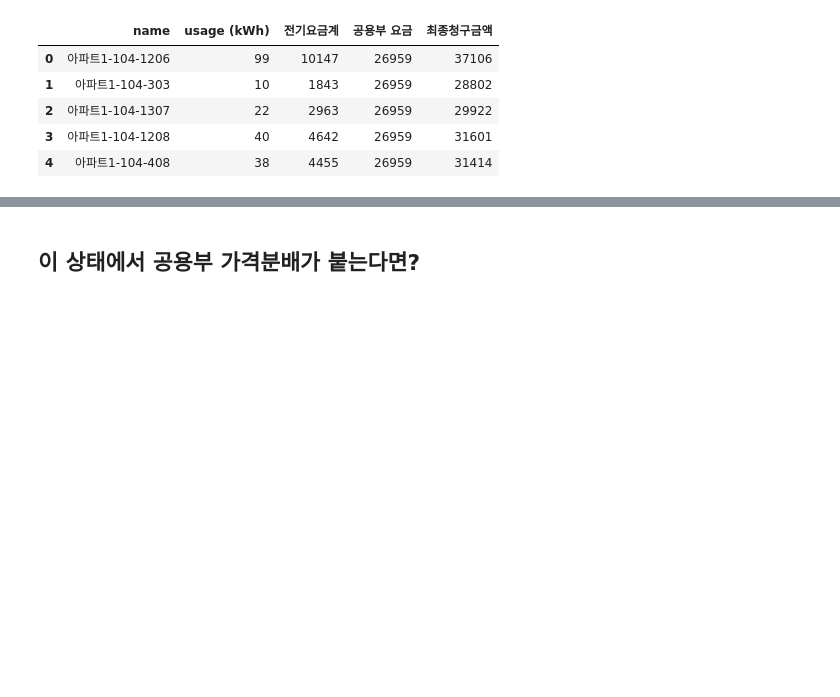
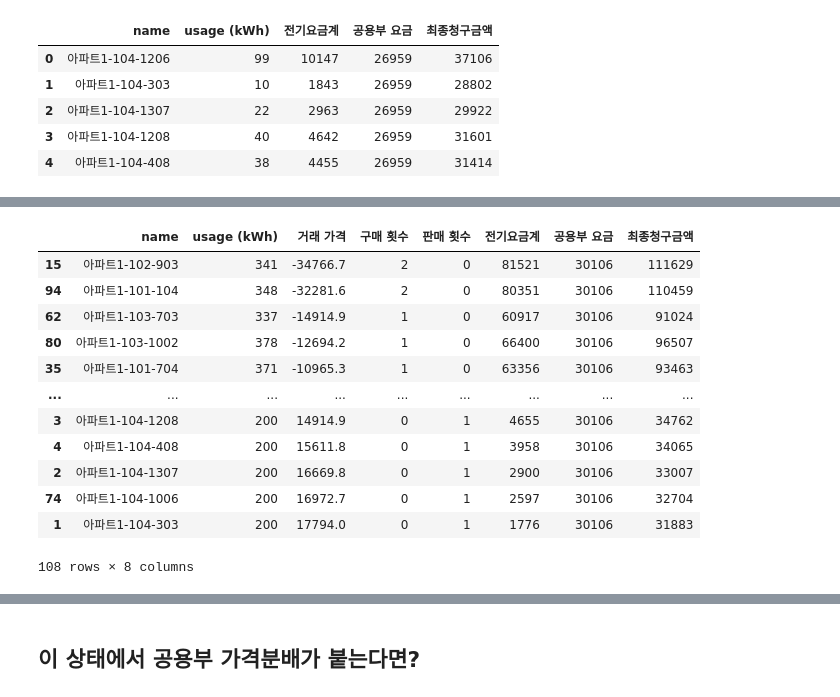
Before and after one commit to formegusto/energy-trading, a Jupyter notebook: analysis. paran energy.ipynb, the cells around one changed output, grey strips where cells are left out. Drawn from its saved outputs; the diff is of its cells as text; code cells hidden in the pictures; blank space fills up the shorter version.

```diff
--- a/analysis. paran energy.ipynb
+++ b/analysis. paran energy.ipynb
@@ -192,0 +396,16 @@ _sim_datas.head()
+# %%
+_sim_datas.sort_values(by='거래 가격')
+# %% [output]
+|  | name | usage (kWh) | 거래 가격 | 구매 횟수 | 판매 횟수 | 전기요금계 | 공용부 요금 | 최종청구금액 |
+| 15 | 아파트1-102-903 | 341 | -34766.7 | 2 | 0 | 81521 | 30106 | 111629 |
+| 94 | 아파트1-101-104 | 348 | -32281.6 | 2 | 0 | 80351 | 30106 | 110459 |
+| 62 | 아파트1-103-703 | 337 | -14914.9 | 1 | 0 | 60917 | 30106 | 91024 |
+| 80 | 아파트1-103-1002 | 378 | -12694.2 | 1 | 0 | 66400 | 30106 | 96507 |
+| 35 | 아파트1-101-704 | 371 | -10965.3 | 1 | 0 | 63356 | 30106 | 93463 |
+| ... | ... | ... | ... | ... | ... | ... | ... | ... |
+| 3 | 아파트1-104-1208 | 200 | 14914.9 | 0 | 1 | 4655 | 30106 | 34762 |
+| 4 | 아파트1-104-408 | 200 | 15611.8 | 0 | 1 | 3958 | 30106 | 34065 |
+| 2 | 아파트1-104-1307 | 200 | 16669.8 | 0 | 1 | 2900 | 30106 | 33007 |
+| 74 | 아파트1-104-1006 | 200 | 16972.7 | 0 | 1 | 2597 | 30106 | 32704 |
+| 1 | 아파트1-104-303 | 200 | 17794.0 | 0 | 1 | 1776 | 30106 | 31883 |
+108 rows × 8 columns
```
Also changed, not shown: parts of 31 cells of this notebook, 2 other files.
